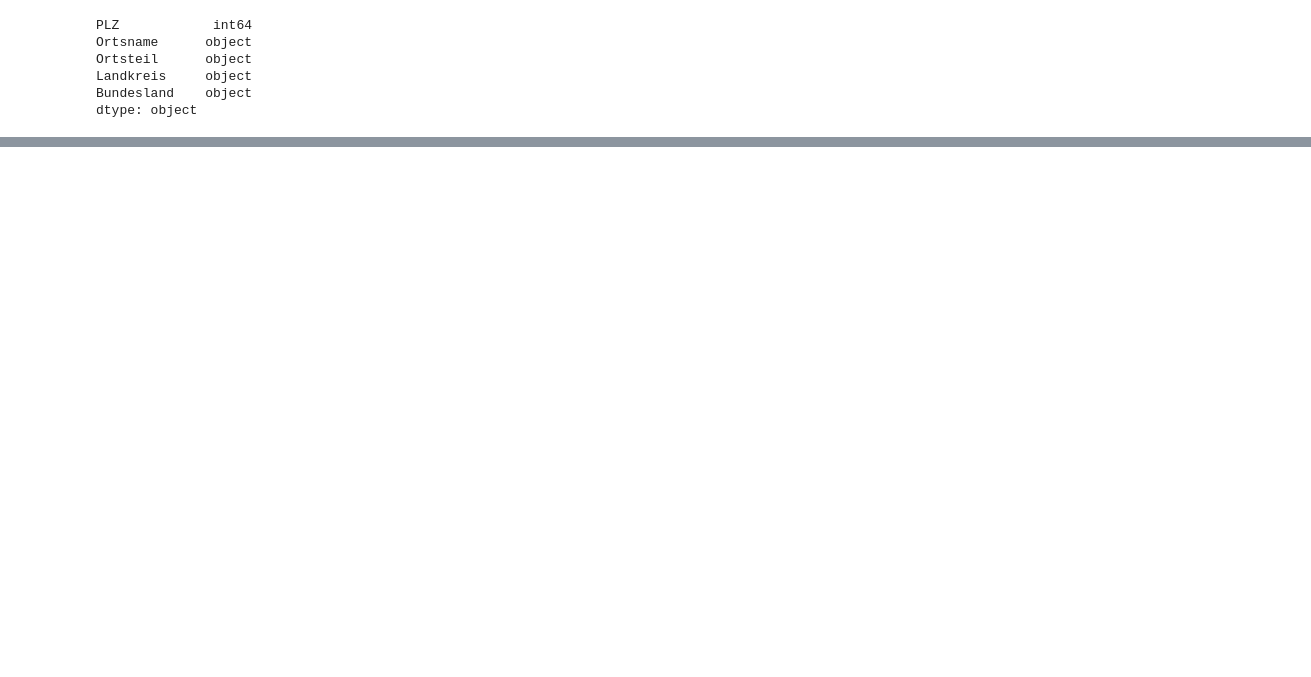
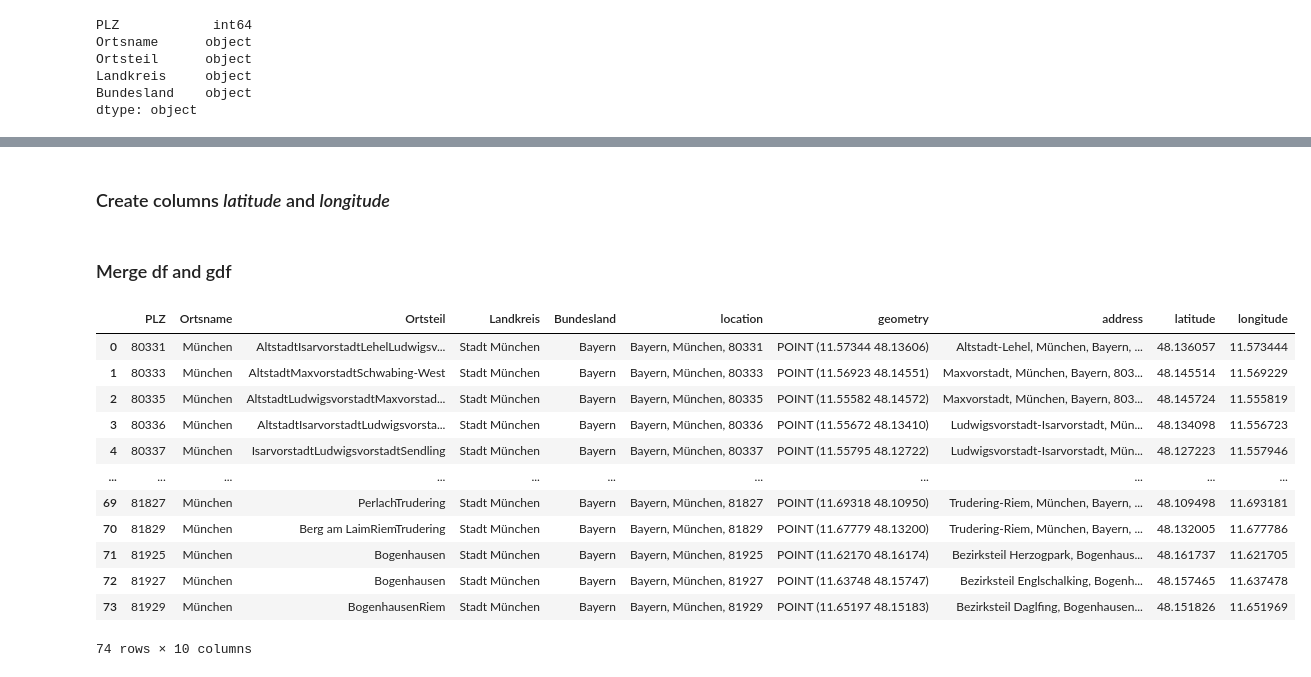
Before and after one commit to theompm/Coursera_Capstone, a Jupyter notebook: capstone_project.ipynb, the cells around one changed output, grey strips where cells are left out. Drawn from its saved outputs; the diff is of its cells as text; code cells hidden in the pictures; blank space fills up the shorter version.

Commit message:
geocode munich and create map of munich

```diff
--- a/capstone_project.ipynb
+++ b/capstone_project.ipynb
@@ -68,0 +86,3 @@ AttributeError: 'DataFrame' object has no attribute 'match'
+# %%
+df['location'] = df.Bundesland + ', ' + df.Ortsname + ', ' + df.PLZ.astype(str)
+df
@@ -68,0 +108,5 @@ AttributeError: 'DataFrame' object has no attribute 'match'
+# %%
+user_agent = 'coursera_capstone_munich'
+# %%
+gdf = gpd.tools.geocode(df.location, provider='nominatim', user_agent=user_agent)
+gdf
@@ -68,0 +127,24 @@ AttributeError: 'DataFrame' object has no attribute 'match'
+# %% [markdown]
+### Create columns *latitude* and *longitude*
+# %%
+gdf['latitude'] = gdf.geometry.y
+gdf['longitude'] = gdf.geometry.x
+# %% [markdown]
+### Merge df and gdf
+# %%
+df_merge = df.merge(gdf, left_index=True, right_index=True)
+df_merge
+# %% [output]
+|  | PLZ | Ortsname | Ortsteil | Landkreis | Bundesland | location | geometry | address | latitude | longitude |
+| 0 | 80331 | München | AltstadtIsarvorstadtLehelLudwigsv... | Stadt München | Bayern | Bayern, München, 80331 | POINT (11.57344 48.13606) | Altstadt-Lehel, München, Bayern, ... | 48.136057 | 11.573444 |
+| 1 | 80333 | München | AltstadtMaxvorstadtSchwabing-West | Stadt München | Bayern | Bayern, München, 80333 | POINT (11.56923 48.14551) | Maxvorstadt, München, Bayern, 803... | 48.145514 | 11.569229 |
+| 2 | 80335 | München | AltstadtLudwigsvorstadtMaxvorstad... | Stadt München | Bayern | Bayern, München, 80335 | POINT (11.55582 48.14572) | Maxvorstadt, München, Bayern, 803... | 48.145724 | 11.555819 |
+| 3 | 80336 | München | AltstadtIsarvorstadtLudwigsvorsta... | Stadt München | Bayern | Bayern, München, 80336 | POINT (11.55672 48.13410) | Ludwigsvorstadt-Isarvorstadt, Mün... | 48.134098 | 11.556723 |
+| 4 | 80337 | München | IsarvorstadtLudwigsvorstadtSendling | Stadt München | Bayern | Bayern, München, 80337 | POINT (11.55795 48.12722) | Ludwigsvorstadt-Isarvorstadt, Mün... | 48.127223 | 11.557946 |
+| ... | ... | ... | ... | ... | ... | ... | ... | ... | ... | ... |
+| 69 | 81827 | München | PerlachTrudering | Stadt München | Bayern | Bayern, München, 81827 | POINT (11.69318 48.10950) | Trudering-Riem, München, Bayern, ... | 48.109498 | 11.693181 |
+| 70 | 81829 | München | Berg am LaimRiemTrudering | Stadt München | Bayern | Bayern, München, 81829 | POINT (11.67779 48.13200) | Trudering-Riem, München, Bayern, ... | 48.132005 | 11.677786 |
+| 71 | 81925 | München | Bogenhausen | Stadt München | Bayern | Bayern, München, 81925 | POINT (11.62170 48.16174) | Bezirksteil Herzogpark, Bogenhaus... | 48.161737 | 11.621705 |
+| 72 | 81927 | München | Bogenhausen | Stadt München | Bayern | Bayern, München, 81927 | POINT (11.63748 48.15747) | Bezirksteil Englschalking, Bogenh... | 48.157465 | 11.637478 |
+| 73 | 81929 | München | BogenhausenRiem | Stadt München | Bayern | Bayern, München, 81929 | POINT (11.65197 48.15183) | Bezirksteil Daglfing, Bogenhausen... | 48.151826 | 11.651969 |
+74 rows × 10 columns
```
Also changed, not shown: parts of 19 cells of this notebook.
